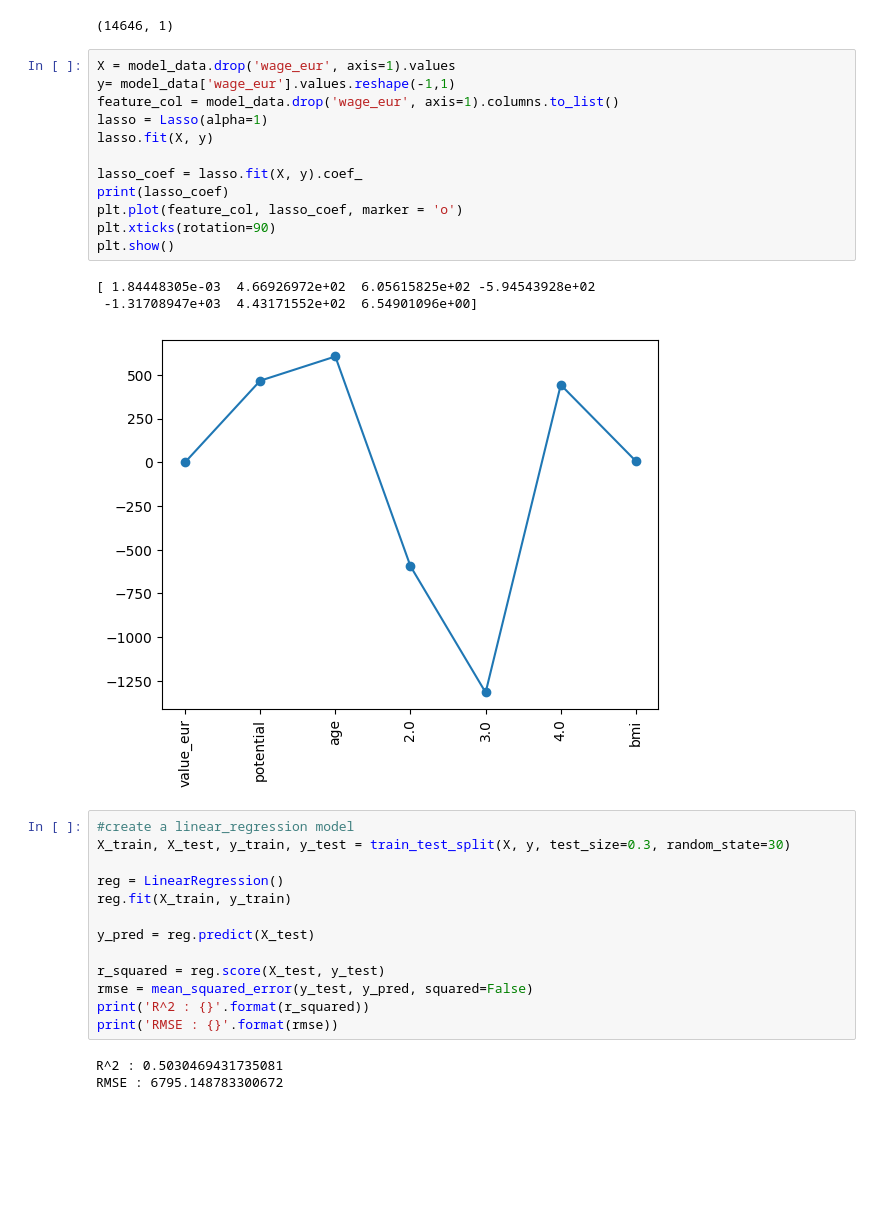
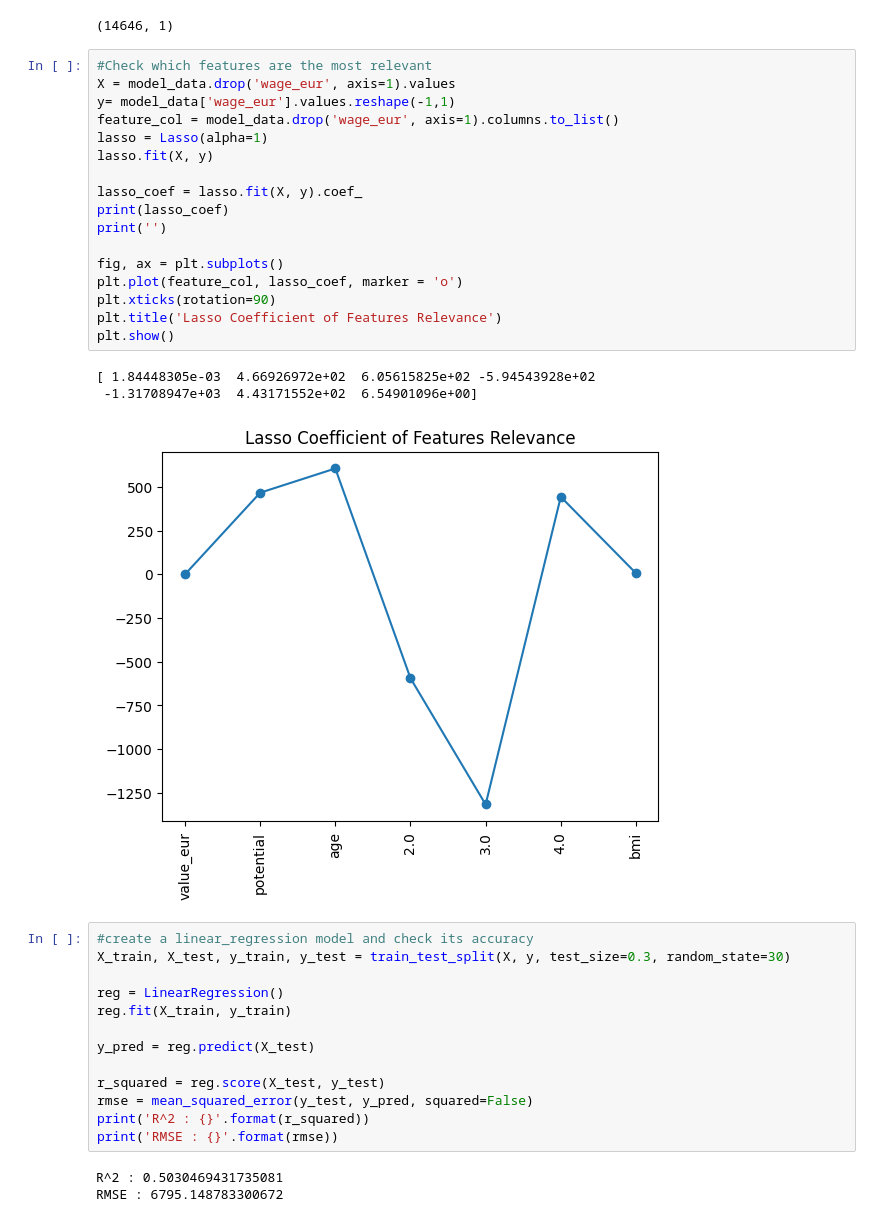
Before and after one commit to ToluPaul/Fifa-22_analysis, a Jupyter notebook: Fifa.ipynb, the cells around one changed output. Saved outputs shown, nothing was run; the diff lists cells and outputs as text; blank space fills up the shorter version.

```diff
--- a/Fifa.ipynb
+++ b/Fifa.ipynb
@@ -601,23 +602,28 @@ y.shape
 # %% [output]
 (14646, 1)
 # %%
+#Check which features are the most relevant
 X = model_data.drop('wage_eur', axis=1).values
 y= model_data['wage_eur'].values.reshape(-1,1)
 feature_col = model_data.drop('wage_eur', axis=1).columns.to_list()
 lasso = Lasso(alpha=1)
 lasso.fit(X, y)
 
 lasso_coef = lasso.fit(X, y).coef_
 print(lasso_coef)
+print('')
+
+fig, ax = plt.subplots()
 plt.plot(feature_col, lasso_coef, marker = 'o')
 plt.xticks(rotation=90)
+plt.title('Lasso Coefficient of Features Relevance')
 plt.show()
 # %% [output]
 [ 1.84448305e-03  4.66926972e+02  6.05615825e+02 -5.94543928e+02
  -1.31708947e+03  4.43171552e+02  6.54901096e+00]
-[figure, old version]
+[figure, new version]
 # %%
-#create a linear_regression model
+#create a linear_regression model and check its accuracy
 X_train, X_test, y_train, y_test = train_test_split(X, y, test_size=0.3, random_state=30)
 
 reg = LinearRegression()
```
Also changed, not shown: parts of 1 cell of this notebook.
